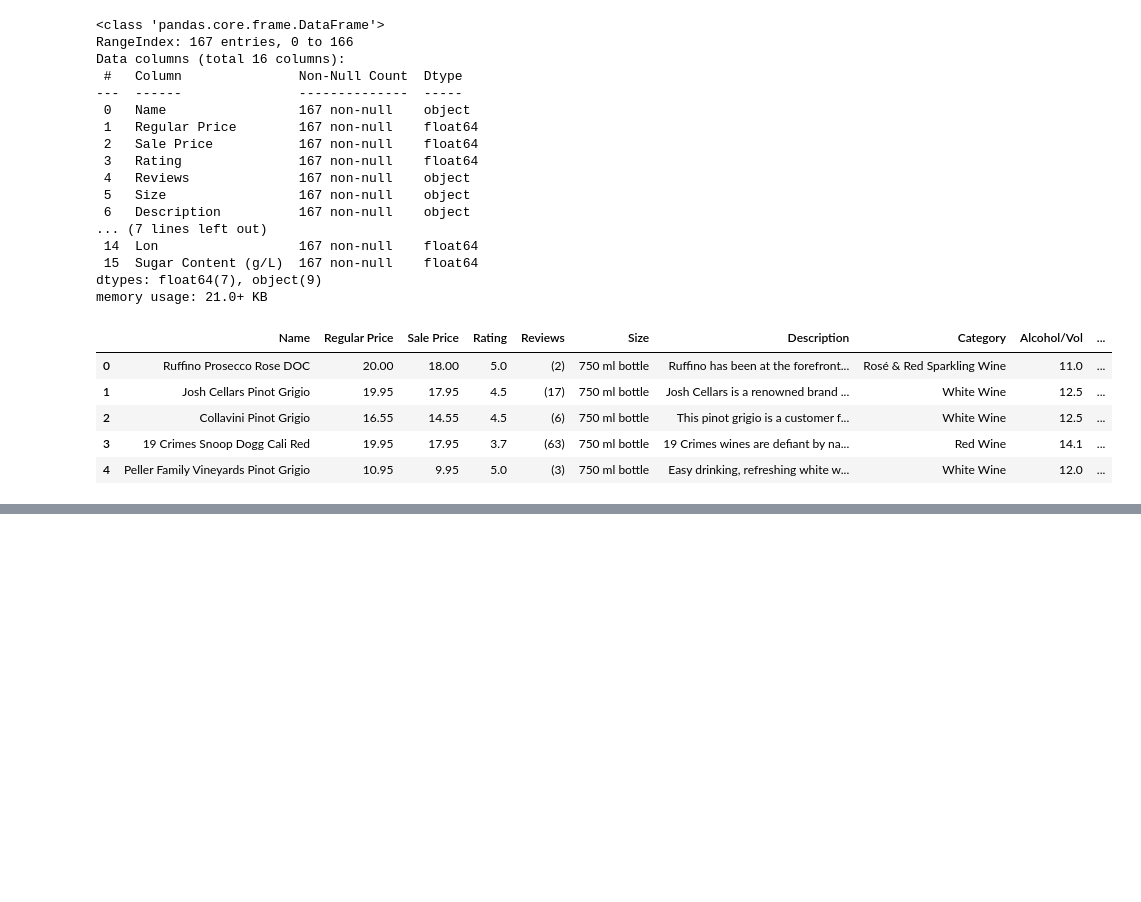
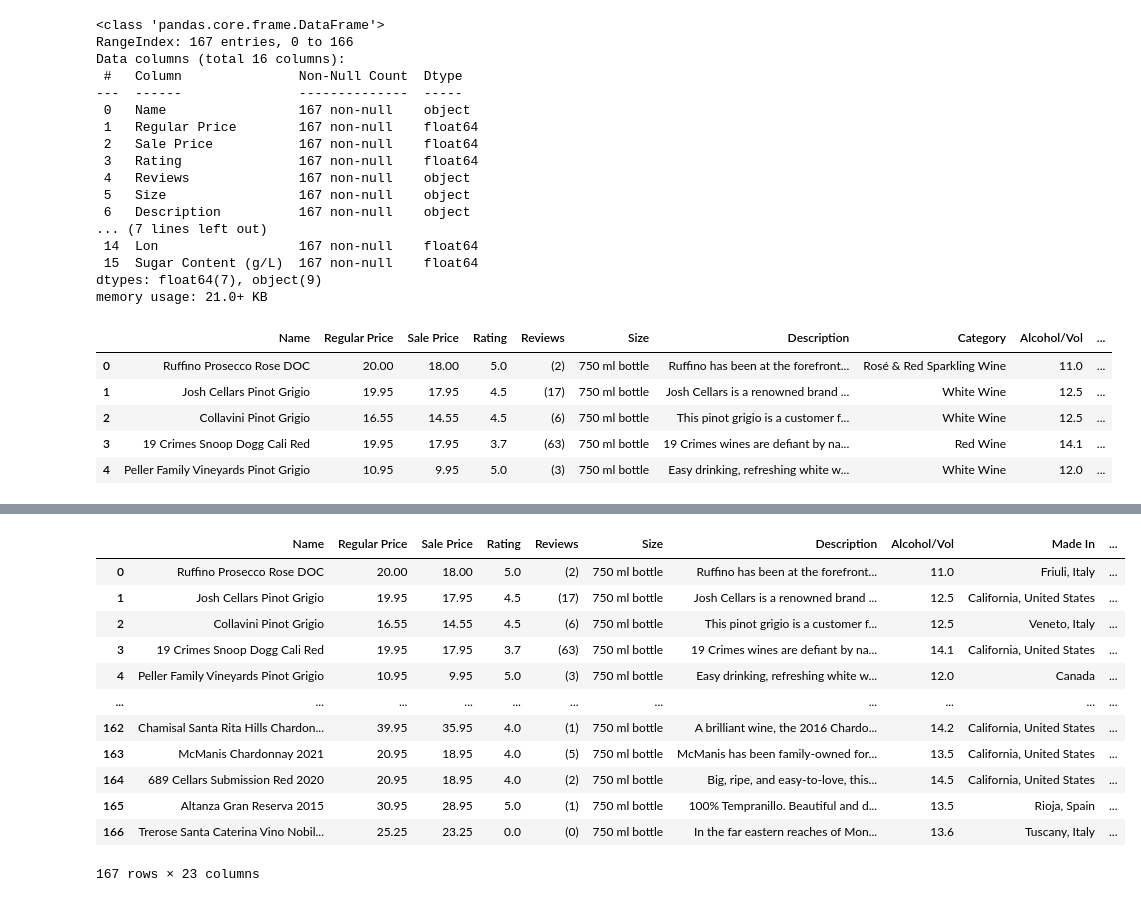
Before and after one commit to domoto86/lcbo-clustering, a Jupyter notebook: LCBO_Clustering.ipynb, the cells around one changed output, grey strips where cells are left out. Saved outputs shown, nothing was run; the diff lists cells and outputs as text; code cells hidden in the pictures; blank space fills up the shorter version.

```diff
--- a/LCBO_Clustering.ipynb
+++ b/LCBO_Clustering.ipynb
@@ -77 +131,18 @@ main_data_df.head()
+# %%
+main_data_df = main_data_df.drop(columns=['Category'])
+main_data_df
+# %% [output]
+|  | Name | Regular Price | Sale Price | Rating | Reviews | Size | Description | Alcohol/Vol | Made In | ... |
+| 0 | Ruffino Prosecco Rose DOC | 20.00 | 18.00 | 5.0 | (2) | 750 ml bottle | Ruffino has been at the forefront... | 11.0 | Friuli, Italy | ... |
+| 1 | Josh Cellars Pinot Grigio | 19.95 | 17.95 | 4.5 | (17) | 750 ml bottle | Josh Cellars is a renowned brand ... | 12.5 | California, United States | ... |
+| 2 | Collavini Pinot Grigio | 16.55 | 14.55 | 4.5 | (6) | 750 ml bottle | This pinot grigio is a customer f... | 12.5 | Veneto, Italy | ... |
+| 3 | 19 Crimes Snoop Dogg Cali Red | 19.95 | 17.95 | 3.7 | (63) | 750 ml bottle | 19 Crimes wines are defiant by na... | 14.1 | California, United States | ... |
+| 4 | Peller Family Vineyards Pinot Grigio | 10.95 | 9.95 | 5.0 | (3) | 750 ml bottle | Easy drinking, refreshing white w... | 12.0 | Canada | ... |
+| ... | ... | ... | ... | ... | ... | ... | ... | ... | ... | ... |
+| 162 | Chamisal Santa Rita Hills Chardon... | 39.95 | 35.95 | 4.0 | (1) | 750 ml bottle | A brilliant wine, the 2016 Chardo... | 14.2 | California, United States | ... |
+| 163 | McManis Chardonnay 2021 | 20.95 | 18.95 | 4.0 | (5) | 750 ml bottle | McManis has been family-owned for... | 13.5 | California, United States | ... |
+| 164 | 689 Cellars Submission Red 2020 | 20.95 | 18.95 | 4.0 | (2) | 750 ml bottle | Big, ripe, and easy-to-love, this... | 14.5 | California, United States | ... |
+| 165 | Altanza Gran Reserva 2015 | 30.95 | 28.95 | 5.0 | (1) | 750 ml bottle | 100% Tempranillo. Beautiful and d... | 13.5 | Rioja, Spain | ... |
+| 166 | Trerose Santa Caterina Vino Nobil... | 25.25 | 23.25 | 0.0 | (0) | 750 ml bottle | In the far eastern reaches of Mon... | 13.6 | Tuscany, Italy | ... |
+167 rows × 23 columns
 # %%
```
Also changed, not shown: parts of 8 cells of this notebook.
